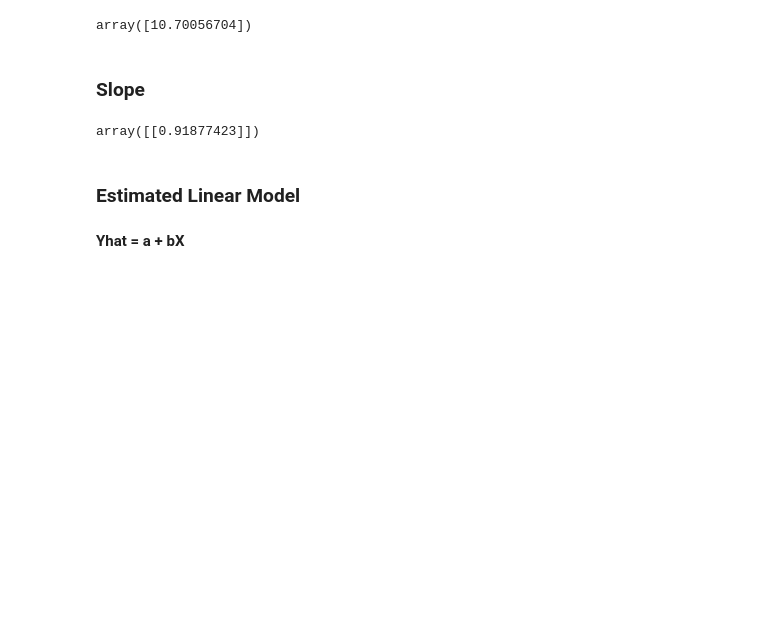
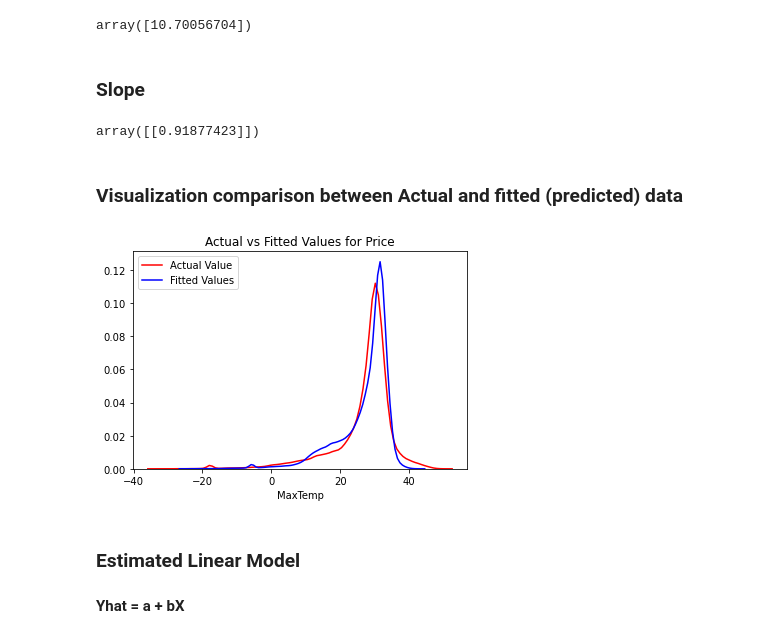
Before and after one commit to chikoungoun/IBM-Courses, a Jupyter notebook: xSklearn/Aerial Bombing - Toward Datascience.ipynb, the cells around one changed output. Drawn from its saved outputs; the diff is of its cells as text; code cells hidden in the pictures; blank space fills up the shorter version.

Commit message:
graphing data for comparison between fitted and actual data

```diff
--- a/xSklearn/Aerial Bombing - Toward Datascience.ipynb
+++ b/xSklearn/Aerial Bombing - Toward Datascience.ipynb
@@ -110,6 +114,18 @@ array([10.70056704])
 lm.coef_
 # %% [output]
 array([[0.91877423]])
+# %% [markdown]
+### Visualization comparison between Actual and fitted (predicted) data
+# %%
+ax1 = sns.distplot(df['MaxTemp'],hist=False, color="r", label="Actual Value")
+sns.distplot(yhat,hist=False,color="b",label="Fitted Values",ax=ax1)
+
+plt.title('Actual vs Fitted Values for Price')
+
+plt.show()
+plt.close()
+# %% [output]
+[figure, added]
 # %% [markdown]
 ### Estimated Linear Model
 # %% [markdown]
```
Also changed, not shown: parts of 5 cells of this notebook.
